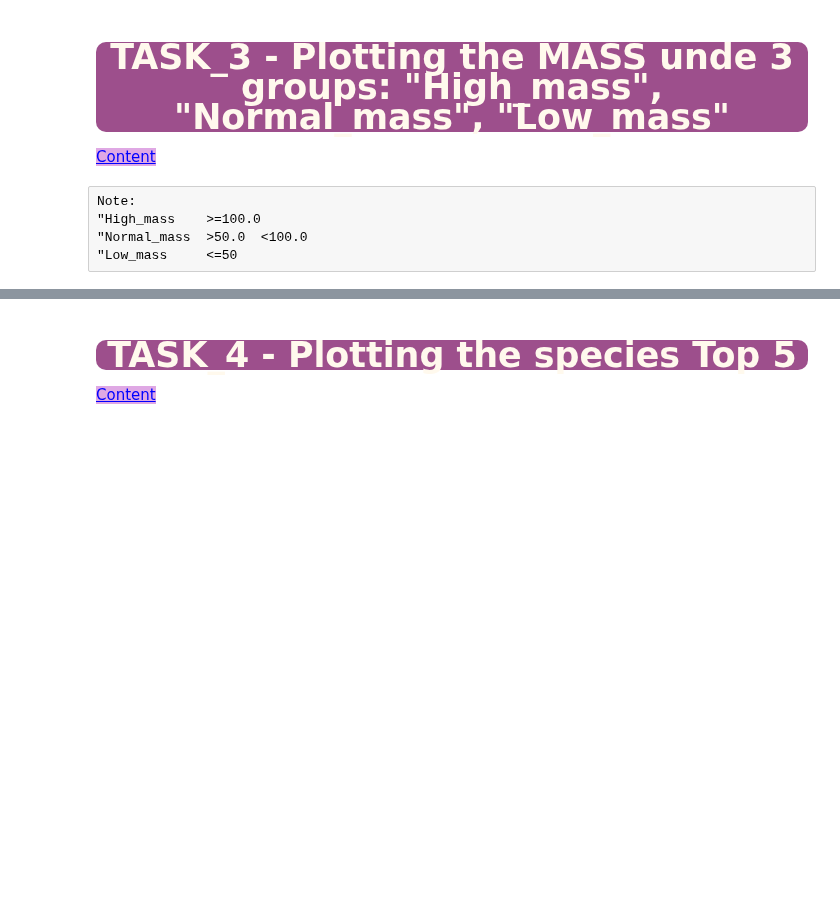
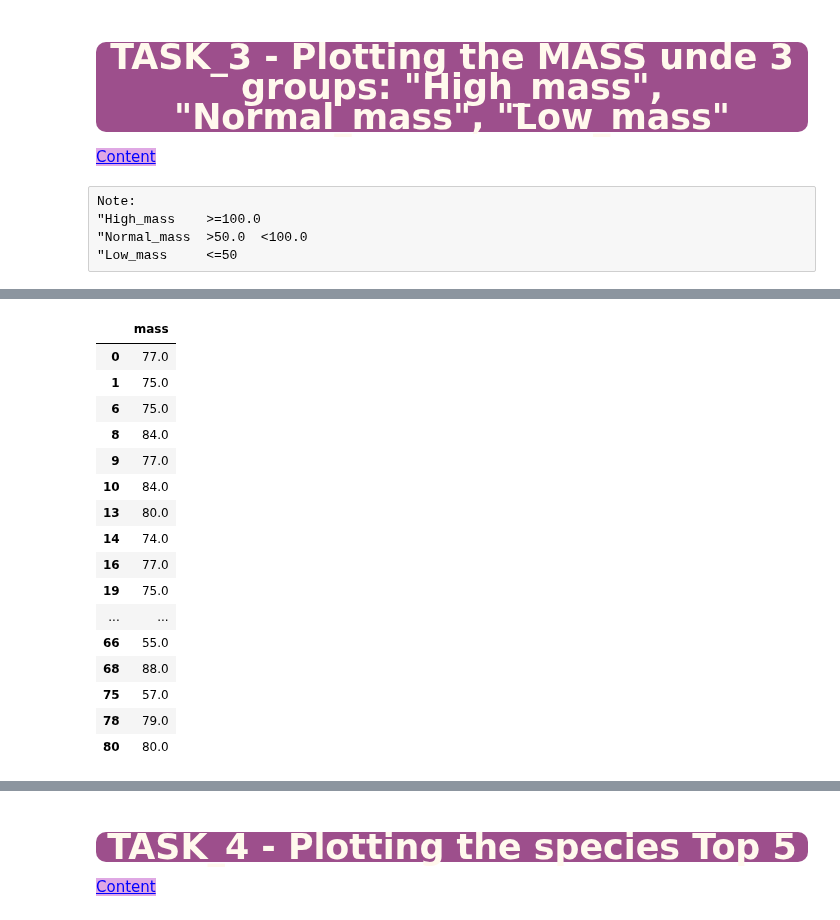
Before and after one commit to iceyisaak/clarusway_ds, a Jupyter notebook: Student_Star_Wars_Characters_assignment_1 (matplotlib)_V02.ipynb, the cells around one changed output, grey strips where cells are left out. Saved outputs shown, nothing was run; the diff lists cells and outputs as text; code cells hidden in the pictures; blank space fills up the shorter version.

```diff
--- a/Student_Star_Wars_Characters_assignment_1 (matplotlib)_V02.ipynb
+++ b/Student_Star_Wars_Characters_assignment_1 (matplotlib)_V02.ipynb
@@ -381,12 +393,6 @@ Name: mass, Length: 87, dtype: object
 # %%
-# df.mass.sort_values()
-# df.mass
+# Assign categories to data
 
-# High_mass = df.loc[df['mass'] >= 100]
-# Normal_mass = df.loc[(df['mass'] > 50) & (df['mass'] < 100)]
-# Low_mass = df.loc[df['mass'] <= 50]
-
-# High_mass
-# Normal_mass
-# Low_mass
-# df['mass']
+High_mass = df.loc[df['mass'] >= 100, ['mass']]
+Normal_mass = df.loc[(df['mass'] > 50) & (df['mass'] < 100),['mass']]
+Low_mass = df.loc[df['mass'] <= 50,['mass']]
@@ -392,0 +412,20 @@ Name: mass, Length: 87, dtype: object
+# %%
+display(Normal_mass)
+# %% [output]
+|  | mass |
+| 0 | 77.0 |
+| 1 | 75.0 |
+| 6 | 75.0 |
+| 8 | 84.0 |
+| 9 | 77.0 |
+| 10 | 84.0 |
+| 13 | 80.0 |
+| 14 | 74.0 |
+| 16 | 77.0 |
+| 19 | 75.0 |
+| ... | ... |
+| 66 | 55.0 |
+| 68 | 88.0 |
+| 75 | 57.0 |
+| 78 | 79.0 |
+| 80 | 80.0 |
```
Also changed, not shown: parts of 10 cells of this notebook.
